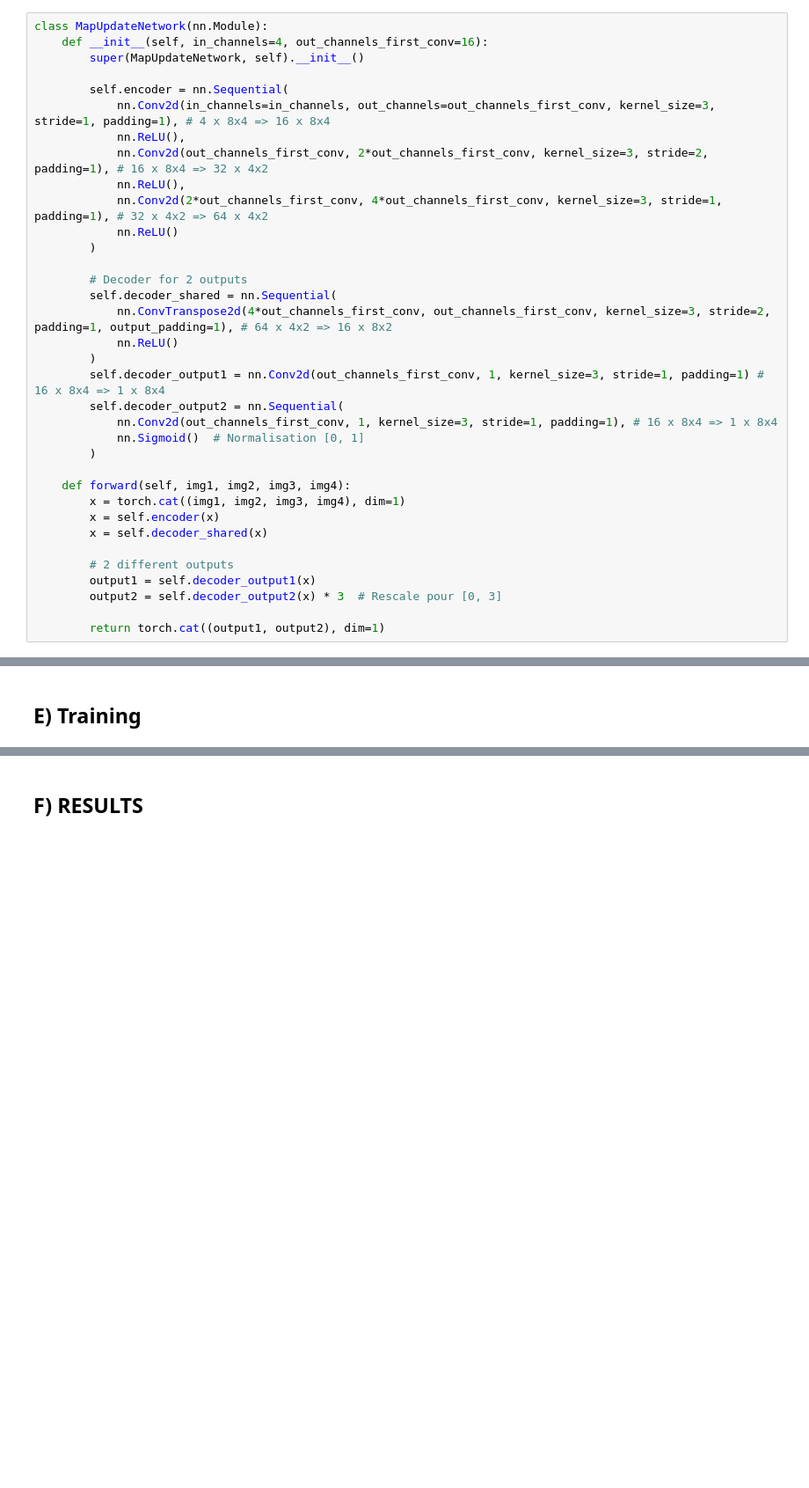
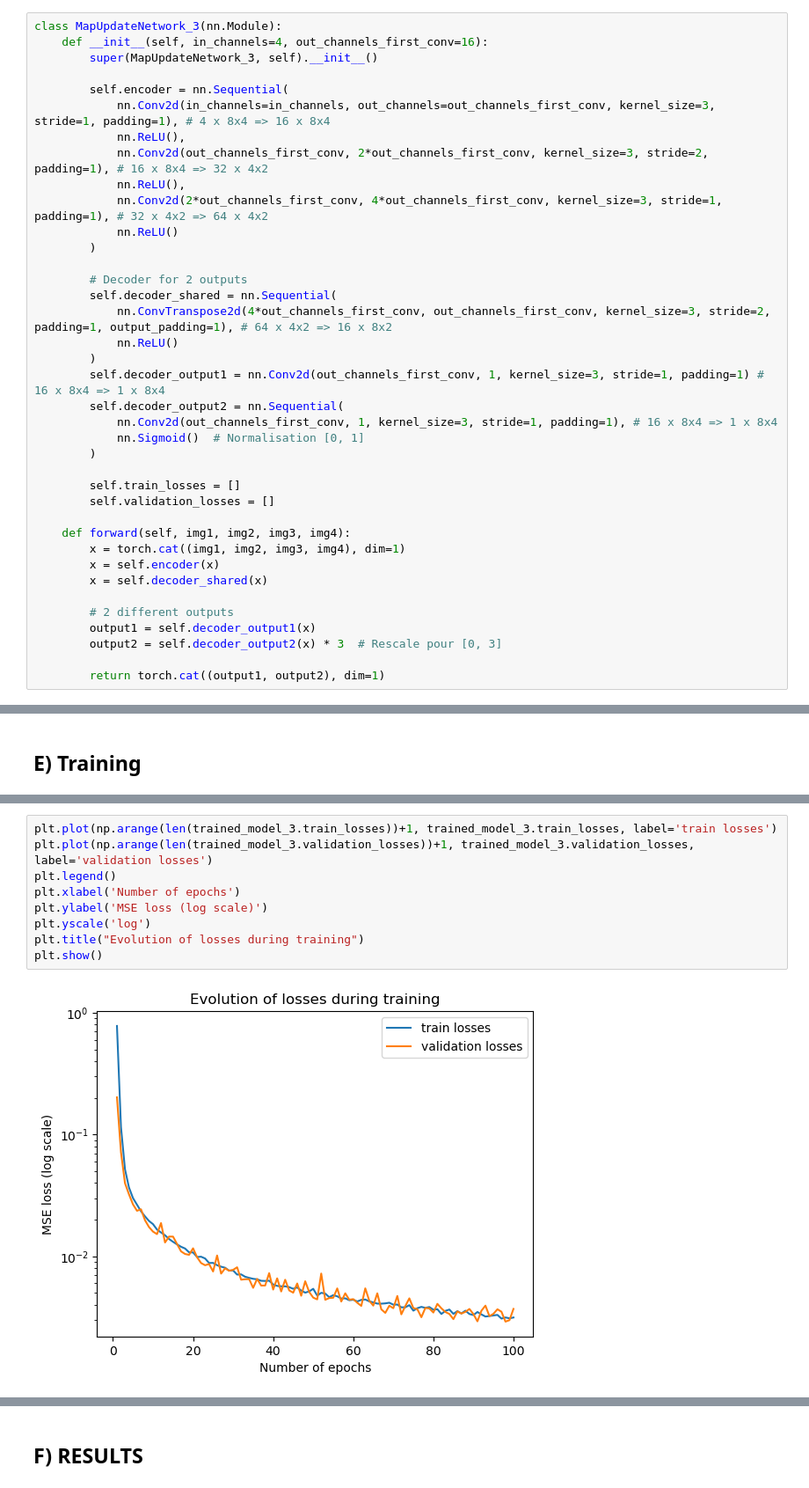
Before and after one commit to theodore2leusse/NNonlineGP, a Jupyter notebook: nn_training_and_results.ipynb, the cells around one changed output, grey strips where cells are left out. Shown at 88% size. Saved outputs shown, nothing was run; the diff lists cells and outputs as text; blank space fills up the shorter version.

```diff
--- a/nn_training_and_results.ipynb
+++ b/nn_training_and_results.ipynb
@@ -155,9 +155,9 @@ class MapUpdateNetwork(nn.Module):
 
         return torch.cat((output1, output2), dim=1)
 # %%
-class MapUpdateNetwork(nn.Module):
+class MapUpdateNetwork_3(nn.Module):
     def __init__(self, in_channels=4, out_channels_first_conv=16):
-        super(MapUpdateNetwork, self).__init__()
+        super(MapUpdateNetwork_3, self).__init__()
 
         self.encoder = nn.Sequential(
             nn.Conv2d(in_channels=in_channels, out_channels=out_channels_first_conv, kernel_size=3, stride=1, padding=1), # 4 x 8x4 => 16 x 8x4
@@ -179,6 +179,9 @@ class MapUpdateNetwork(nn.Module):
             nn.Sigmoid()  # Normalisation [0, 1]
         )
 
+        self.train_losses = []
+        self.validation_losses = []
+
     def forward(self, img1, img2, img3, img4):
         x = torch.cat((img1, img2, img3, img4), dim=1)
         x = self.encoder(x)
@@ -344,2 +411,13 @@ trained_model = train_model(model, train_loader, validation_loader, custom_loss,
 # %% [output]
 NameError: name 'train_model' is not defined
+# %%
+plt.plot(np.arange(len(trained_model_3.train_losses))+1, trained_model_3.train_losses, label='train losses')
+plt.plot(np.arange(len(trained_model_3.validation_losses))+1, trained_model_3.validation_losses, label='validation losses')
+plt.legend()
+plt.xlabel('Number of epochs')
+plt.ylabel('MSE loss (log scale)')
+plt.yscale('log')
+plt.title("Evolution of losses during training")
+plt.show()
+# %% [output]
+[figure, added]
```
Also changed, not shown: parts of 17 cells of this notebook, 1 other file.
